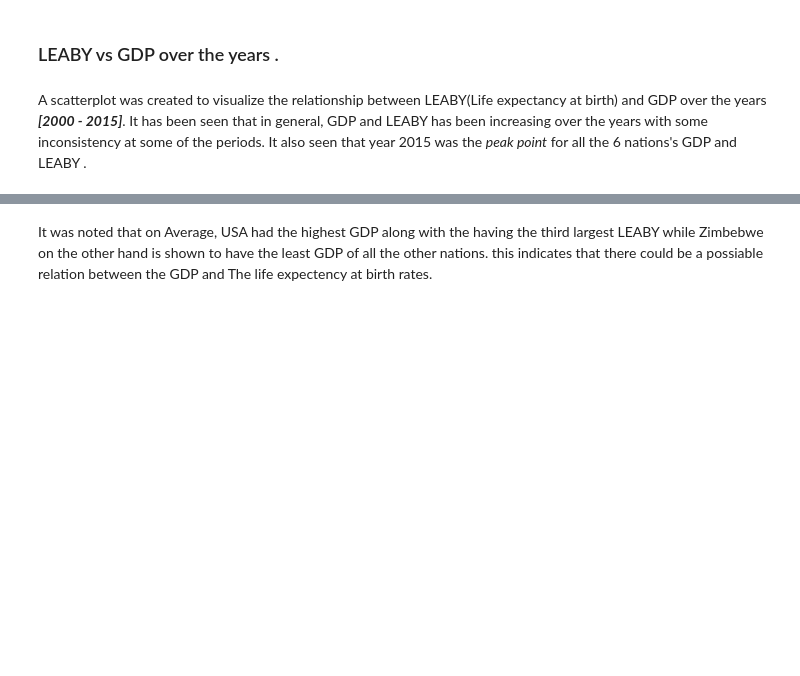
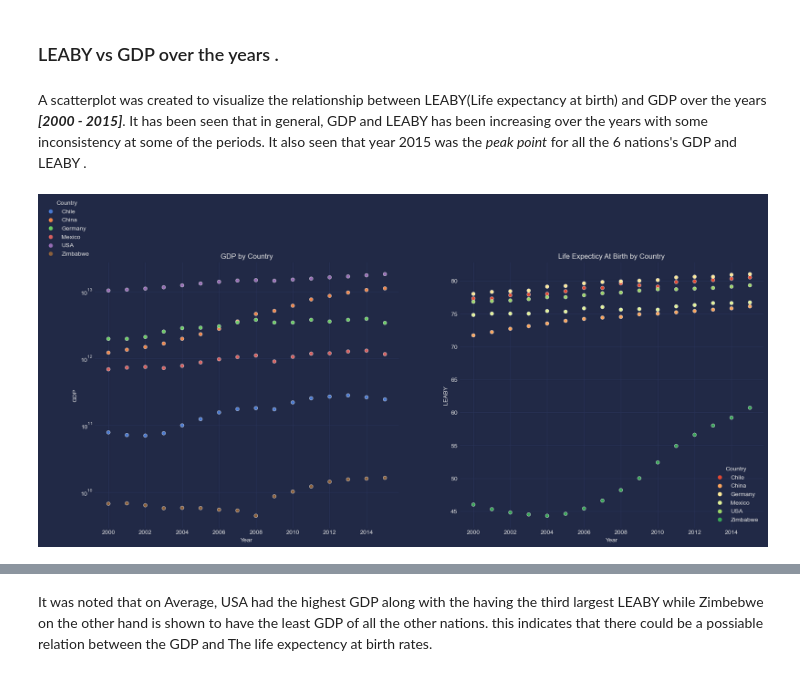
Before and after one commit to hsalnasi/Life-Expectancy-and-GDP-Analysis, a Jupyter notebook: life_expectancy_gdp.ipynb, the cells around one changed output, grey strips where cells are left out. Drawn from its saved outputs; the diff is of its cells as text; code cells hidden in the pictures; blank space fills up the shorter version.

```diff
--- a/life_expectancy_gdp.ipynb
+++ b/life_expectancy_gdp.ipynb
@@ -117,26 +203,30 @@ It has been seen that in general, GDP and LEABY has been increasing over the yea
 inconsistency at some of the periods.
 It also seen that year 2015 was the *peak point* for all the 6 nations's GDP and LEABY .
 # %%
-sns.set_style('white', {'axes.facecolor':'F0F0F0'})
+#sns.set_style('white', {'axes.facecolor':'F0F0F0'})
 # creeate a figure
 plt.figure(figsize=(20,8))
 
 
 # create scatterplot 1
 ax = plt.subplot(1,2,1)
 sns.scatterplot(x=df.Year, y=df.GDP, color='red',data=df ,hue='Country', palette='muted')
 plt.yscale('log')
 plt.title('GDP by Country')
-sns.move_legend(ax, 'lower right' , bbox_to_anchor=(1, 1))
+plt.style.use('dark.mplstyle')
+sns.move_legend(ax, 'lower right' , bbox_to_anchor=(1,2))
 
 # create scatterplot 2
 LEABY_palette = sns.color_palette("RdYlGn", n_colors=len(df["Country"].unique()))
 plt.subplot(1, 2 , 2)
 sns.scatterplot(x=df.Year, y=df.LEABY, data=df, hue='Country', palette=LEABY_palette)
 plt.yscale('linear')
 plt.title('Life Expecticy At Birth by Country')
-sns.move_legend(ax, 'lower right',  bbox_to_anchor=(0,0))#, bbox_to_anchor=(5, 1))
+plt.style.use('dark.mplstyle')
+sns.move_legend(ax, 'lower right',  bbox_to_anchor=(0,1))#, bbox_to_anchor=(5, 1))
 plt.show()
 plt.close('all')
+# %% [output]
+[figure, added]
 # %%
 # setting up the style
```
Also changed, not shown: parts of 11 cells of this notebook, 12 other files.
